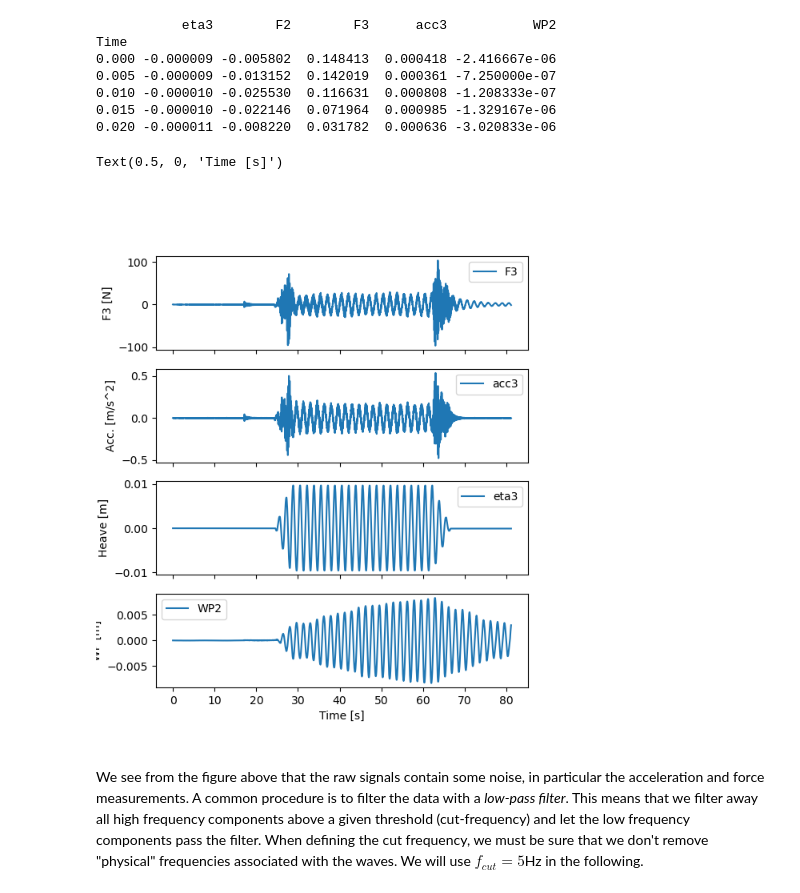
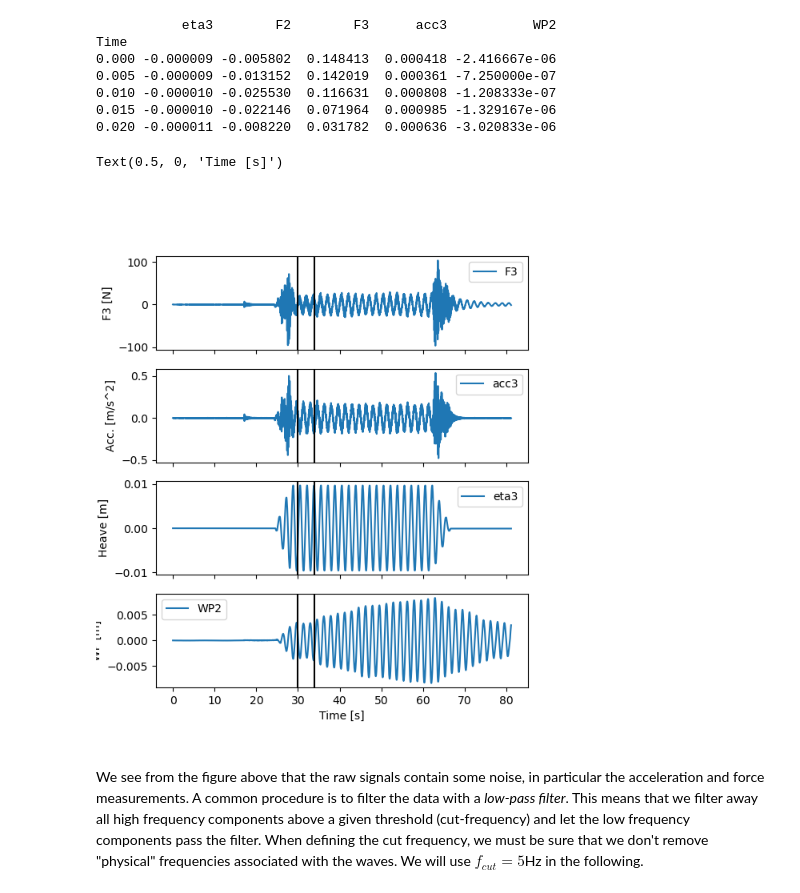
Before and after one commit to hydrodavid/tmr4247, a Jupyter notebook: lab_exercise.ipynb, the cells around one changed output. Cells and saved outputs as stored; diff of their text form; code cells hidden in the pictures.

```diff
--- a/lab_exercise.ipynb
+++ b/lab_exercise.ipynb
@@ -97,31 +97,43 @@ Time
 # %%
 # Uncomment the line below if you will activate interactive plotting
 %matplotlib widget
 # Uncomment the line below if you will go back to in-line plotting
 #%matplotlib inline
 
 #Looking at the time column, we see that data are sampled every 0.005 s.
 #Sampling frequency
 dt = 0.005 # [s] time between samples
 fs = 1/dt # [Hz] sampling frequency
 
+tstart = 30 # Define start of time-window for estimation of steady state values
+tstop = 34  # Define end of time-window
+
+
 # To get an overview of our measurements, the first thing to do is to plot the time-series:
 fig, ax = plt.subplots(4, 1, figsize=(6, 7), sharex=True) # Create fig handle with four axis
 df.plot(ax=ax[0], y='F3') # the data is plotted against x="Time" which we have set to be the index
+ax[0].axvline(tstart, color='k') # add vertical line to indicate start time-window
+ax[0].axvline(tstop, color='k') # add vertical line to indicate stop time-window
 ax[0].set_ylabel('F3 [N]')
 
 df.plot(ax=ax[1], y='acc3')
+ax[1].axvline(tstart, color='k') # add vertical line to indicate start time-window
+ax[1].axvline(tstop, color='k') # add vertical line to indicate stop time-window
 ax[1].set_ylabel('Acc. [m/s^2]')
 
 df.plot(ax=ax[2], y='eta3')
+ax[2].axvline(tstart, color='k') # add vertical line to indicate start time-window
+ax[2].axvline(tstop, color='k') # add vertical line to indicate stop time-window
 ax[2].set_ylabel('Heave [m]')
 
 df.plot(ax=ax[3], y='WP2')
+ax[3].axvline(tstart, color='k') # add vertical line to indicate start time-window
+ax[3].axvline(tstop, color='k') # add vertical line to indicate stop time-window
 ax[3].set_ylabel('WP [m]')
 ax[3].set_xlabel('Time [s]')
 # %% [output]
 Text(0.5, 0, 'Time [s]')
-[figure, old version]
+[figure, new version]
 # %% [markdown]
 We see from the figure above that the raw signals contain some noise, in particular the acceleration and force measurements. A common procedure is to filter the data with a *low-pass filter*. This means that we filter away all high frequency components above a given threshold (cut-frequency) and let the low frequency components pass the filter. When defining the cut frequency, we must be sure that we don't remove "physical" frequencies associated with the waves. We will use $f_{cut}=5$Hz in the following.
 # %%
```
Also changed, not shown: parts of 9 cells of this notebook.
